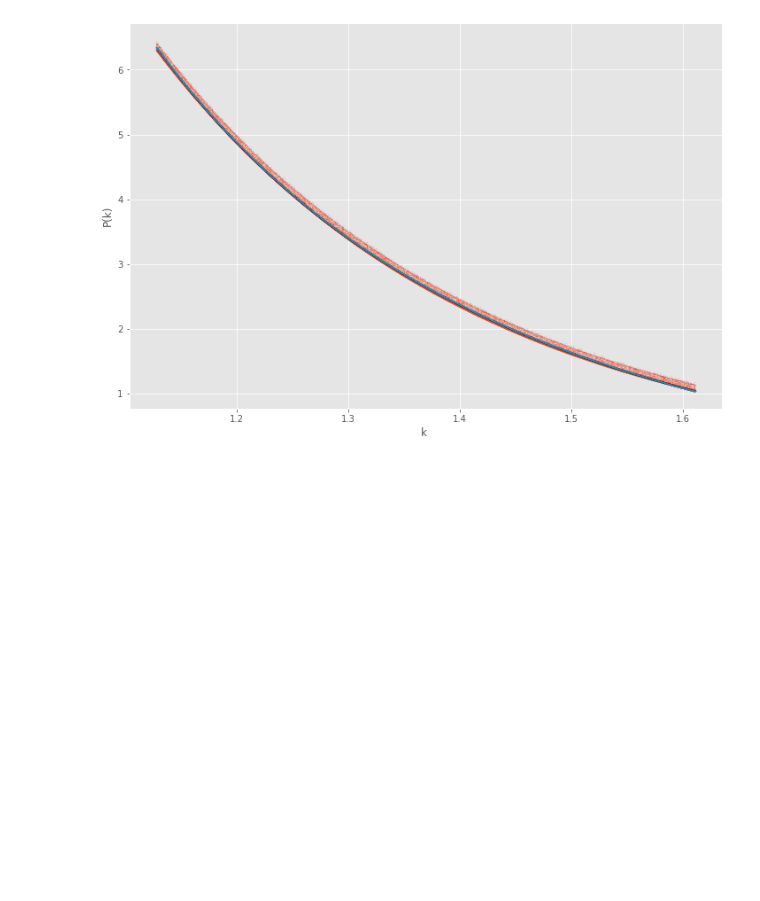
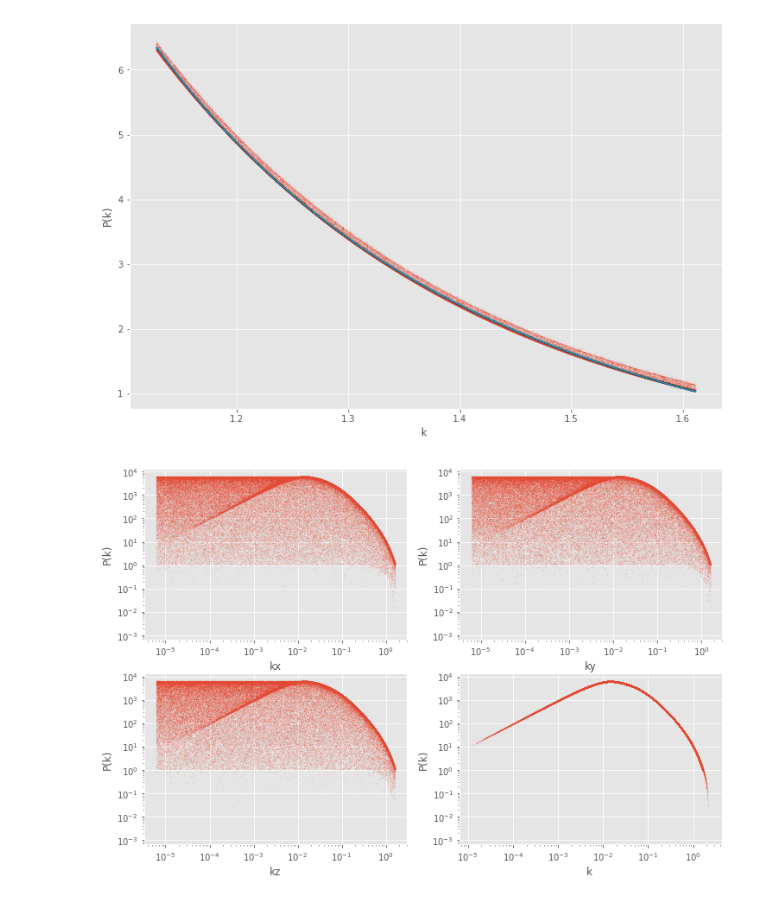
Before and after one commit to msssivadas10/cic_tests, a Jupyter notebook: test1.ipynb, the cells around one changed output. Cells and saved outputs as stored; diff of their text form; code cells hidden in the pictures; blank space fills up the shorter version.

```diff
--- a/test1.ipynb
+++ b/test1.ipynb
@@ -169,3 +169,19 @@ ax.set_ylabel("P(k)")
 [-0.95836319 11.30676237 -3.63165182]
 Text(0, 0.5, 'P(k)')
 [figure]
+# %%
+kvec = np.exp(np.random.uniform(-12, np.log(cd.kn), (100000, 3)))
+
+k    = np.sqrt(np.sum(kvec**2, axis = 1))
+
+pk_a = cd.powerA_meas(kvec[:,0], kvec[:,1], kvec[:,2])
+
+fig, axs = plt.subplots(2, 2, figsize = [12, 8])
+for ax, __k, __klab in zip(axs.flatten(), [*kvec.T, k], "xyz "):
+    ax.loglog()
+    ax.plot(__k, pk_a, '.', ms = 0.1)
+    # ax.set_xlim([1e-2, 1e+1])
+    ax.set_xlabel("k" + __klab)
+    ax.set_ylabel("P(k)")
+# %% [output]
+[figure, added]
```
